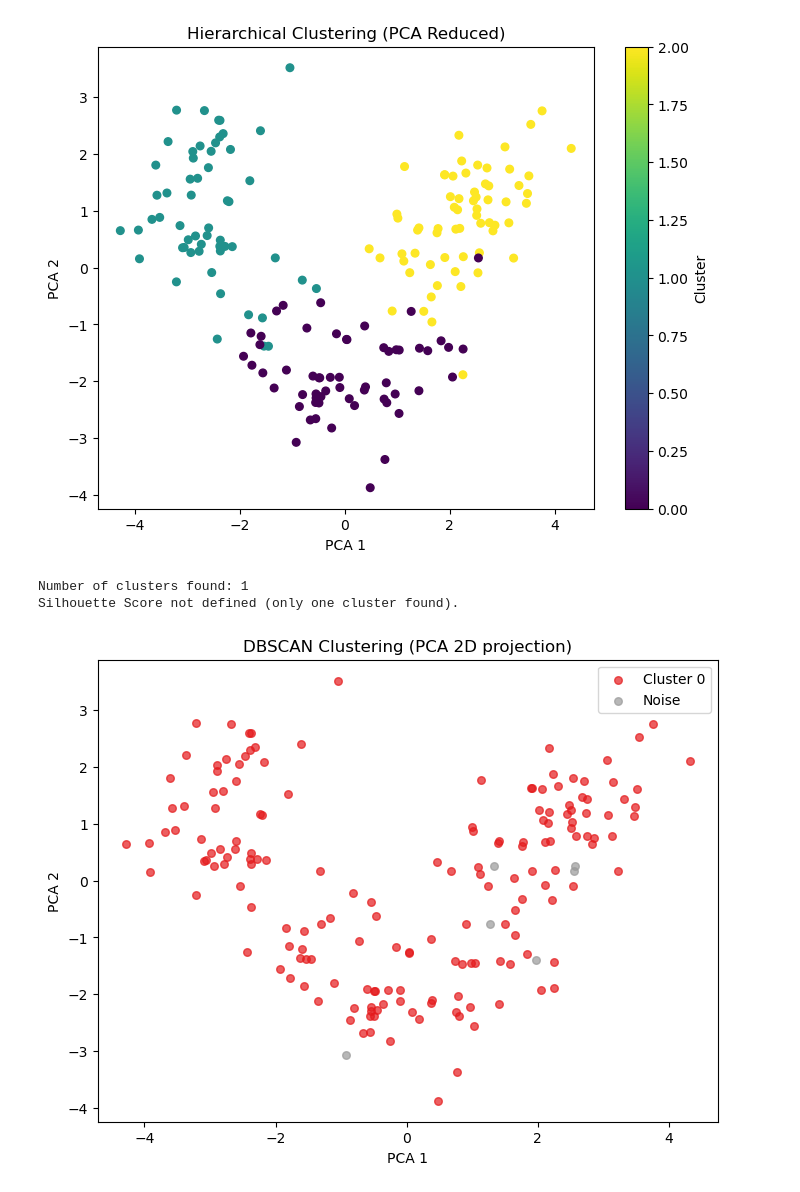
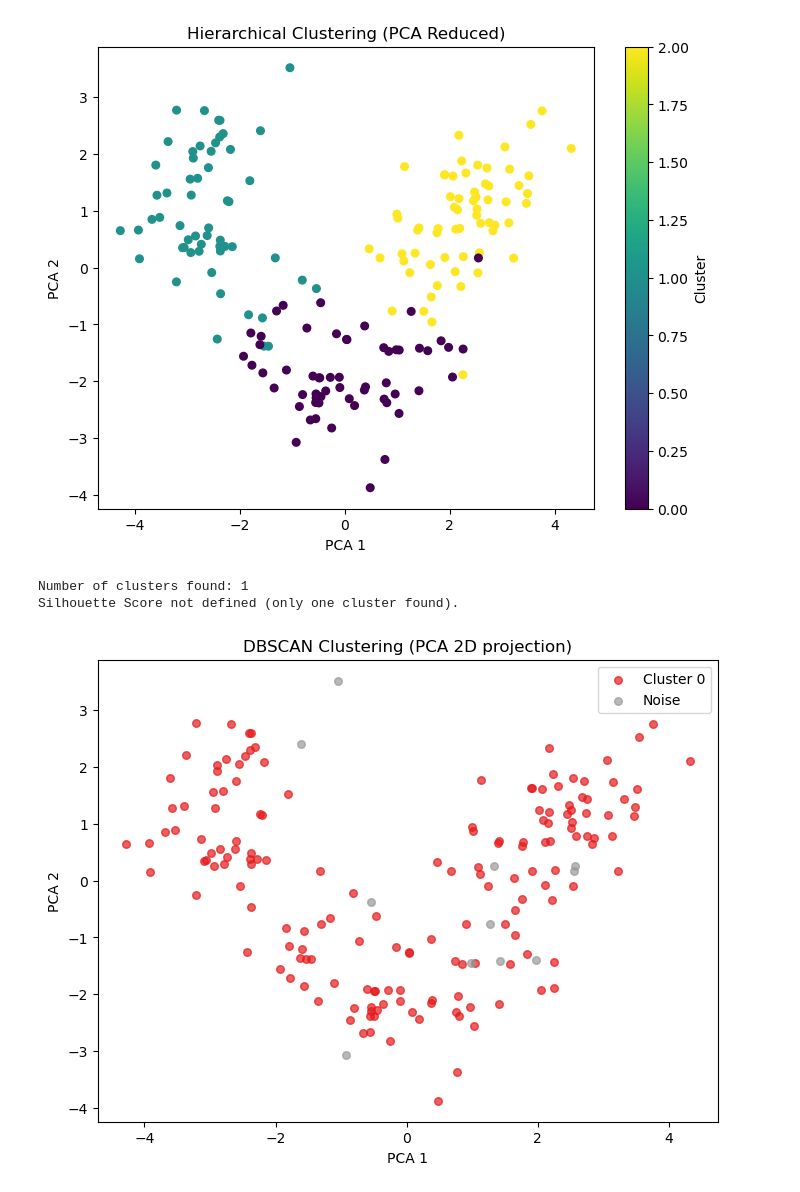
Before and after one commit to Malaravan13/Unsupervised, a Jupyter notebook: code.ipynb, the cells around one changed output. Drawn from its saved outputs; the diff is of its cells as text; code cells hidden in the pictures.

```diff
--- a/code.ipynb
+++ b/code.ipynb
@@ -106,12 +106,14 @@ scaled_df['Proanthocyanins'].skew()
 np.float64(0.517137172299898)
 [figure]
 # %%
+df['Malic_Acid']=np.log(df['Malic_Acid']+1)
 sns.histplot(data=scaled_df,x='Malic_Acid',bins=20,kde=True)
 scaled_df['Malic_Acid'].skew()
 # %% [output]
 np.float64(1.0396511925814444)
 [figure]
 # %%
+df['Proline']=np.log(df['Proline']+1)
 sns.histplot(data=scaled_df,x='Proline',bins=20,kde=True)
 scaled_df['Proline'].skew()
 # %% [output]
@@ -257,7 +259,7 @@ plt.show()
 [figure]
 # %%
 
-dbscan = DBSCAN(eps=3.5, min_samples=5, metric='euclidean')
+dbscan = DBSCAN(eps=3, min_samples=5, metric='euclidean')
 labels = dbscan.fit_predict(X_scaled)
 
 df["DBSCAN_Cluster"] = labels
@@ -265,31 +267,31 @@ df["DBSCAN_Cluster"] = labels
 n_clusters = len(set(labels)) - (1 if -1 in labels else 0)
 print(f"Number of clusters found: {n_clusters}")
 
 if n_clusters > 1:
     score = silhouette_score(X_scaled, labels)
     print(f"Silhouette Score: {score:.4f}")
 else:
     print("Silhouette Score not defined (only one cluster found).")
 
 pca = PCA(n_components=2)
 X_pca = pca.fit_transform(X_scaled)
 
 plt.figure(figsize=(8,6))
 unique_labels = set(labels)
 colors = plt.cm.Set1(np.linspace(0, 1, len(unique_labels)))
 
 for lab, col in zip(unique_labels, colors):
     mask = (labels == lab)
     plt.scatter(X_pca[mask, 0], X_pca[mask, 1],
                 label=f"Cluster {lab}" if lab != -1 else "Noise",
                 c=col.reshape(1,-1), s=30, alpha=0.7)
 
 plt.title("DBSCAN Clustering (PCA 2D projection)")
 plt.xlabel("PCA 1")
 plt.ylabel("PCA 2")
 plt.legend()
 plt.show()
 # %% [output]
 Number of clusters found: 1
 Silhouette Score not defined (only one cluster found).
-[figure, old version]
+[figure, new version]
```
Also changed, not shown: parts of 3 cells of this notebook.
